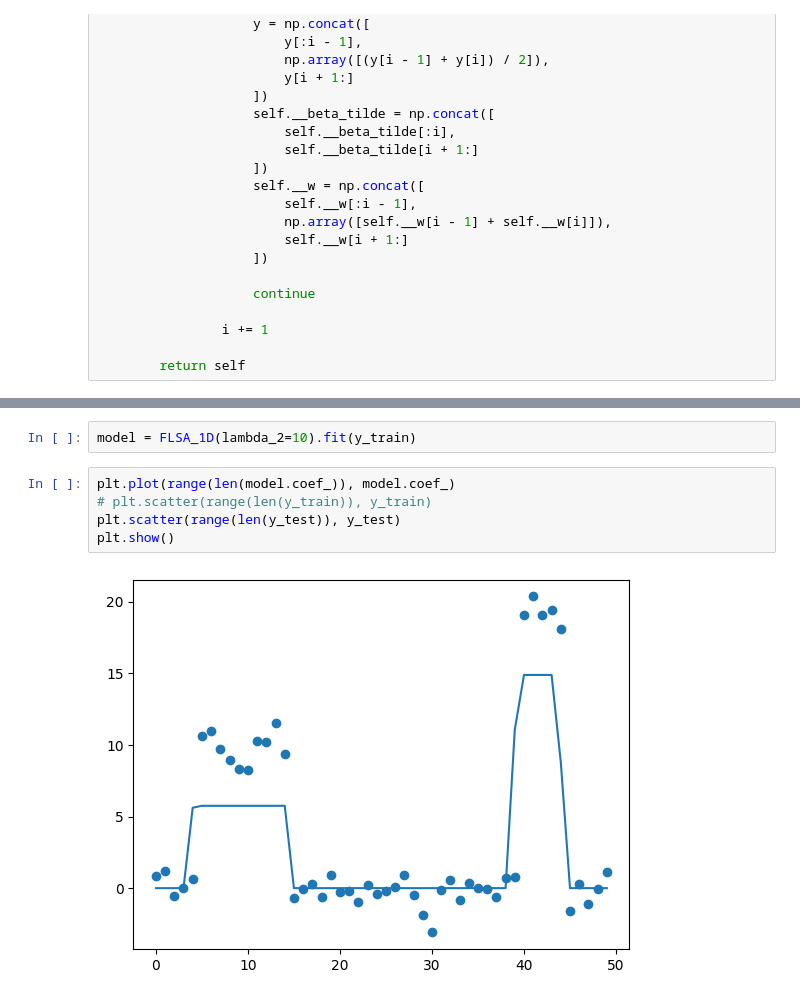
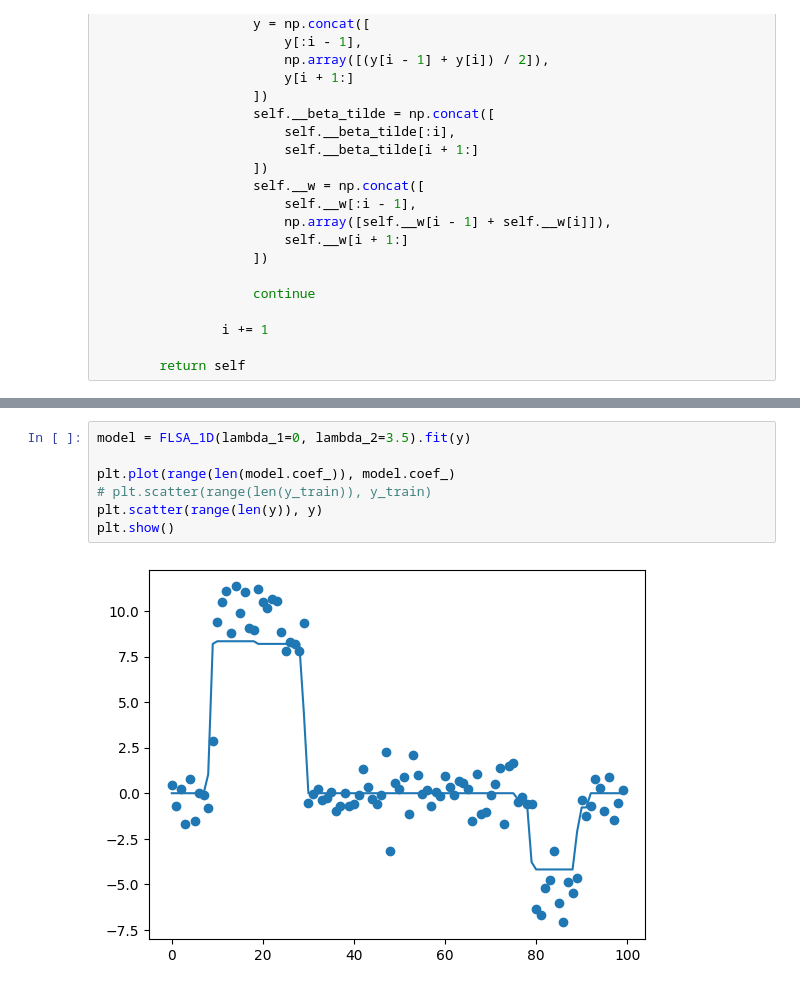
Before and after one commit to legczylin-michal/fused-lasso, a Jupyter notebook: FLSA_1D.ipynb, the cells around one changed output, grey strips where cells are left out. Drawn from its saved outputs; the diff is of its cells as text.

```diff
--- a/FLSA_1D.ipynb
+++ b/FLSA_1D.ipynb
@@ -150,9 +184,9 @@ plt.scatter(range(len(y)), y)
 # %%
-model = FLSA_1D(lambda_2=10).fit(y_train)
+model = FLSA_1D(lambda_1=0, lambda_2=3.5).fit(y)
+
+plt.plot(range(len(model.coef_)), model.coef_)
+# plt.scatter(range(len(y_train)), y_train)
+plt.scatter(range(len(y)), y)
+plt.show()
+# %% [output]
+[figure, added]
-# %%
-plt.plot(range(len(model.coef_)), model.coef_)
-# plt.scatter(range(len(y_train)), y_train)
-plt.scatter(range(len(y_test)), y_test)
-plt.show()
-# %% [output]
-[figure, removed]
```
Also changed, not shown: parts of 4 cells of this notebook, 1 other file.
